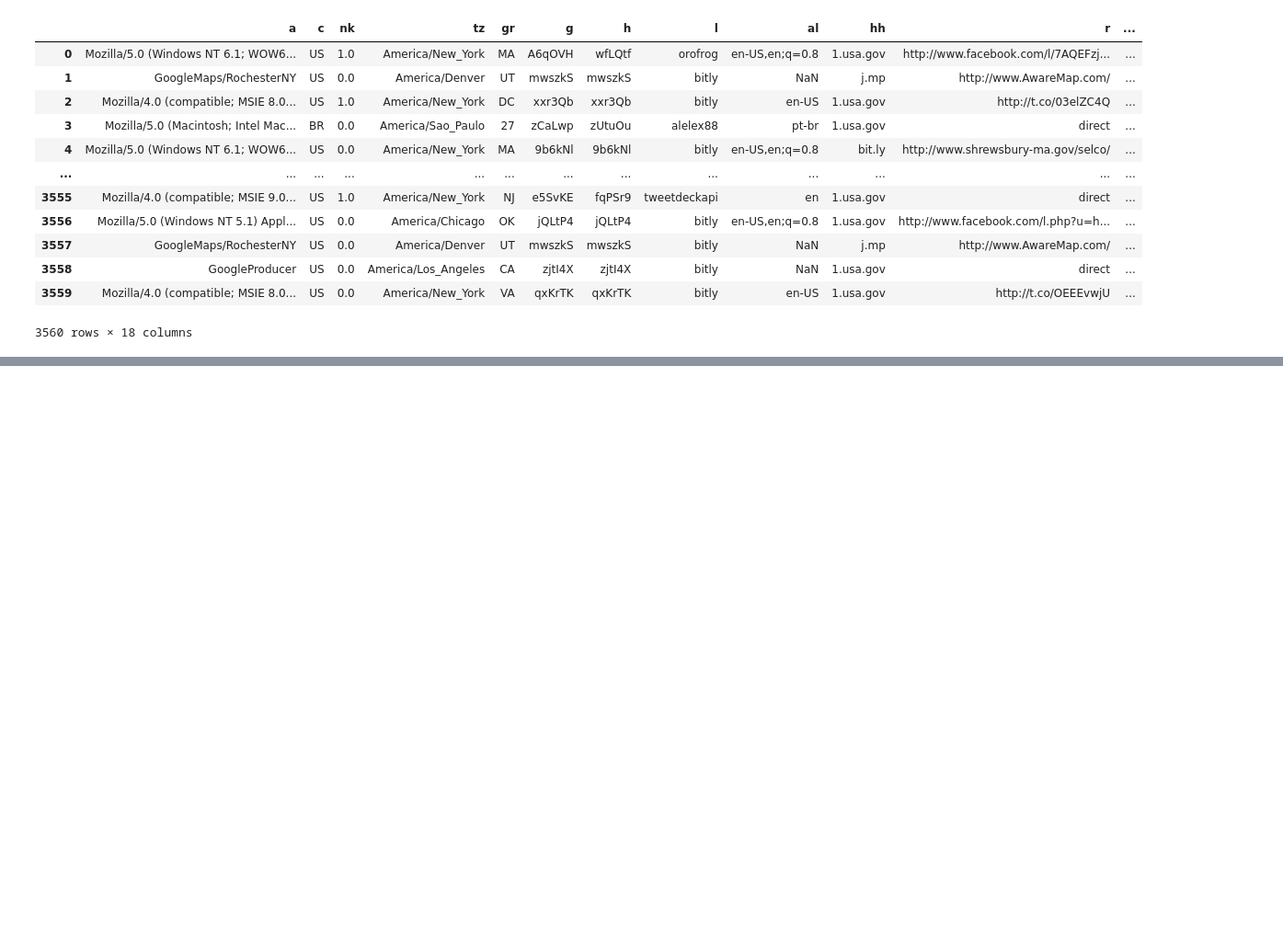
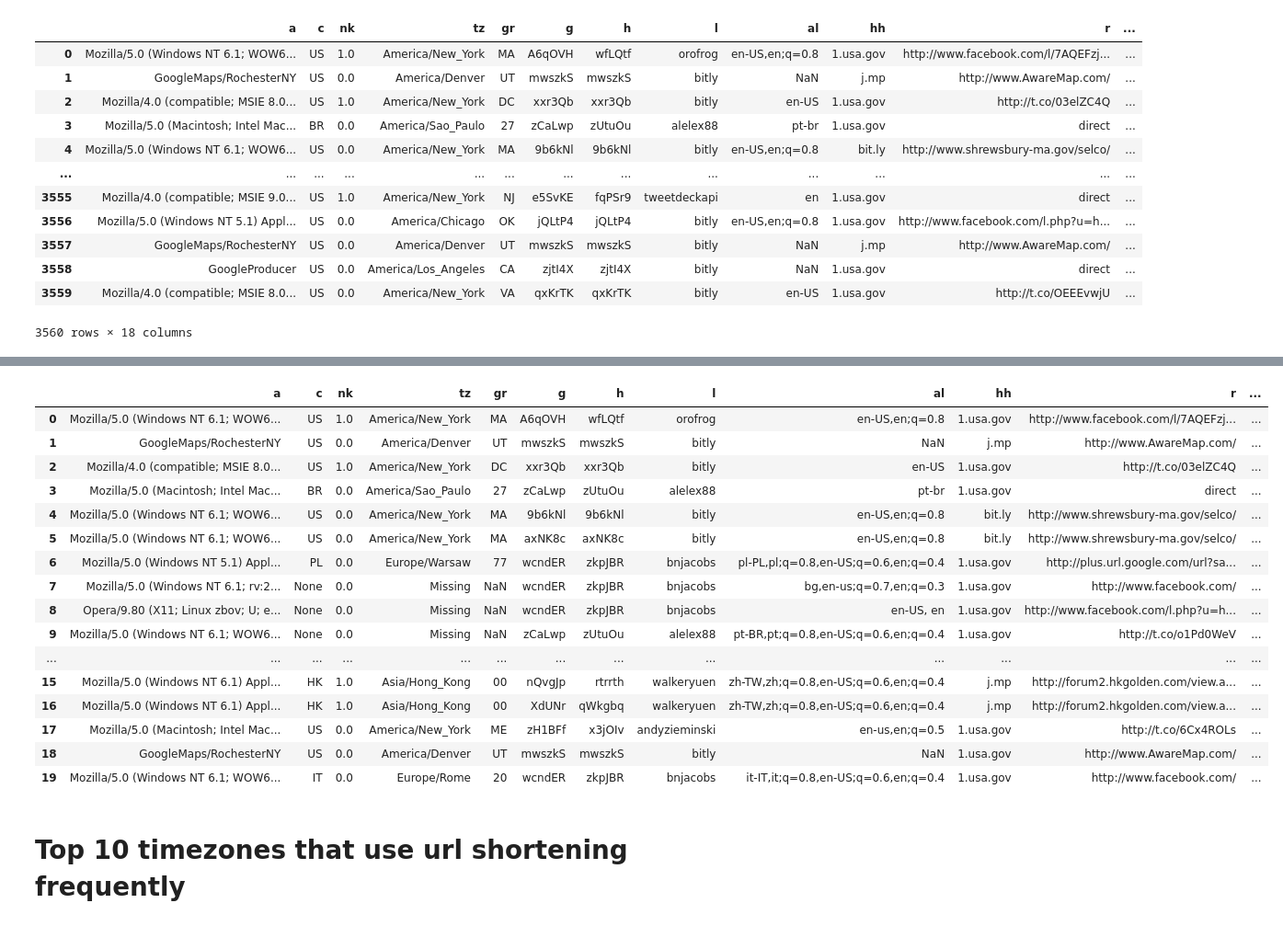
Before and after one commit to mehulchopradev/icon-media-dataanalytics, a Jupyter notebook: url_shortner_analysis.ipynb, the cells around one changed output, grey strips where cells are left out. Shown: that part at 92% size. Drawn from its saved outputs; the diff is of its cells as text; code cells hidden in the pictures; blank space fills up the shorter version.

```diff
--- a/url_shortner_analysis.ipynb
+++ b/url_shortner_analysis.ipynb
@@ -25,3 +26,7 @@ d1
 | 3558 | GoogleProducer | US | 0.0 | America/Los_Angeles | CA | zjtI4X | zjtI4X | bitly | NaN | 1.usa.gov | direct | ... |
 | 3559 | Mozilla/4.0 (compatible; MSIE 8.0... | US | 0.0 | America/New_York | VA | qxKrTK | qxKrTK | bitly | en-US | 1.usa.gov | http://t.co/OEEEvwjU | ... |
 3560 rows × 18 columns
+# %%
+s1 = d1['tz']
+s2 = s1[(s1 == '') | (s1.isnull())]
+s2
@@ -27,0 +48,3 @@ d1
+# %%
+s3 = s1.fillna('Missing')
+s3
@@ -27,0 +79,2 @@ d1
+# %%
+s3[s3 == ''] = 'Missing'
@@ -27,0 +105,23 @@ d1
+# %%
+d1['tz'] = s3
+d1.head(20)
+# %% [output]
+|  | a | c | nk | tz | gr | g | h | l | al | hh | r | ... |
+| 0 | Mozilla/5.0 (Windows NT 6.1; WOW6... | US | 1.0 | America/New_York | MA | A6qOVH | wfLQtf | orofrog | en-US,en;q=0.8 | 1.usa.gov | http://www.facebook.com/l/7AQEFzj... | ... |
+| 1 | GoogleMaps/RochesterNY | US | 0.0 | America/Denver | UT | mwszkS | mwszkS | bitly | NaN | j.mp | http://www.AwareMap.com/ | ... |
+| 2 | Mozilla/4.0 (compatible; MSIE 8.0... | US | 1.0 | America/New_York | DC | xxr3Qb | xxr3Qb | bitly | en-US | 1.usa.gov | http://t.co/03elZC4Q | ... |
+| 3 | Mozilla/5.0 (Macintosh; Intel Mac... | BR | 0.0 | America/Sao_Paulo | 27 | zCaLwp | zUtuOu | alelex88 | pt-br | 1.usa.gov | direct | ... |
+| 4 | Mozilla/5.0 (Windows NT 6.1; WOW6... | US | 0.0 | America/New_York | MA | 9b6kNl | 9b6kNl | bitly | en-US,en;q=0.8 | bit.ly | http://www.shrewsbury-ma.gov/selco/ | ... |
+| 5 | Mozilla/5.0 (Windows NT 6.1; WOW6... | US | 0.0 | America/New_York | MA | axNK8c | axNK8c | bitly | en-US,en;q=0.8 | bit.ly | http://www.shrewsbury-ma.gov/selco/ | ... |
+| 6 | Mozilla/5.0 (Windows NT 5.1) Appl... | PL | 0.0 | Europe/Warsaw | 77 | wcndER | zkpJBR | bnjacobs | pl-PL,pl;q=0.8,en-US;q=0.6,en;q=0.4 | 1.usa.gov | http://plus.url.google.com/url?sa... | ... |
+| 7 | Mozilla/5.0 (Windows NT 6.1; rv:2... | None | 0.0 | Missing | NaN | wcndER | zkpJBR | bnjacobs | bg,en-us;q=0.7,en;q=0.3 | 1.usa.gov | http://www.facebook.com/ | ... |
+| 8 | Opera/9.80 (X11; Linux zbov; U; e... | None | 0.0 | Missing | NaN | wcndER | zkpJBR | bnjacobs | en-US, en | 1.usa.gov | http://www.facebook.com/l.php?u=h... | ... |
+| 9 | Mozilla/5.0 (Windows NT 6.1; WOW6... | None | 0.0 | Missing | NaN | zCaLwp | zUtuOu | alelex88 | pt-BR,pt;q=0.8,en-US;q=0.6,en;q=0.4 | 1.usa.gov | http://t.co/o1Pd0WeV | ... |
+| ... | ... | ... | ... | ... | ... | ... | ... | ... | ... | ... | ... | ... |
+| 15 | Mozilla/5.0 (Windows NT 6.1) Appl... | HK | 1.0 | Asia/Hong_Kong | 00 | nQvgJp | rtrrth | walkeryuen | zh-TW,zh;q=0.8,en-US;q=0.6,en;q=0.4 | j.mp | http://forum2.hkgolden.com/view.a... | ... |
+| 16 | Mozilla/5.0 (Windows NT 6.1) Appl... | HK | 1.0 | Asia/Hong_Kong | 00 | XdUNr | qWkgbq | walkeryuen | zh-TW,zh;q=0.8,en-US;q=0.6,en;q=0.4 | j.mp | http://forum2.hkgolden.com/view.a... | ... |
+| 17 | Mozilla/5.0 (Macintosh; Intel Mac... | US | 0.0 | America/New_York | ME | zH1BFf | x3jOIv | andyzieminski | en-us,en;q=0.5 | 1.usa.gov | http://t.co/6Cx4ROLs | ... |
+| 18 | GoogleMaps/RochesterNY | US | 0.0 | America/Denver | UT | mwszkS | mwszkS | bitly | NaN | 1.usa.gov | http://www.AwareMap.com/ | ... |
+| 19 | Mozilla/5.0 (Windows NT 6.1; WOW6... | IT | 0.0 | Europe/Rome | 20 | wcndER | zkpJBR | bnjacobs | it-IT,it;q=0.8,en-US;q=0.6,en;q=0.4 | 1.usa.gov | http://www.facebook.com/ | ... |
+# %% [markdown]
+# Top 10 timezones that use url shortening frequently
```
Also changed, not shown: parts of 20 cells of this notebook, 4 other files.
